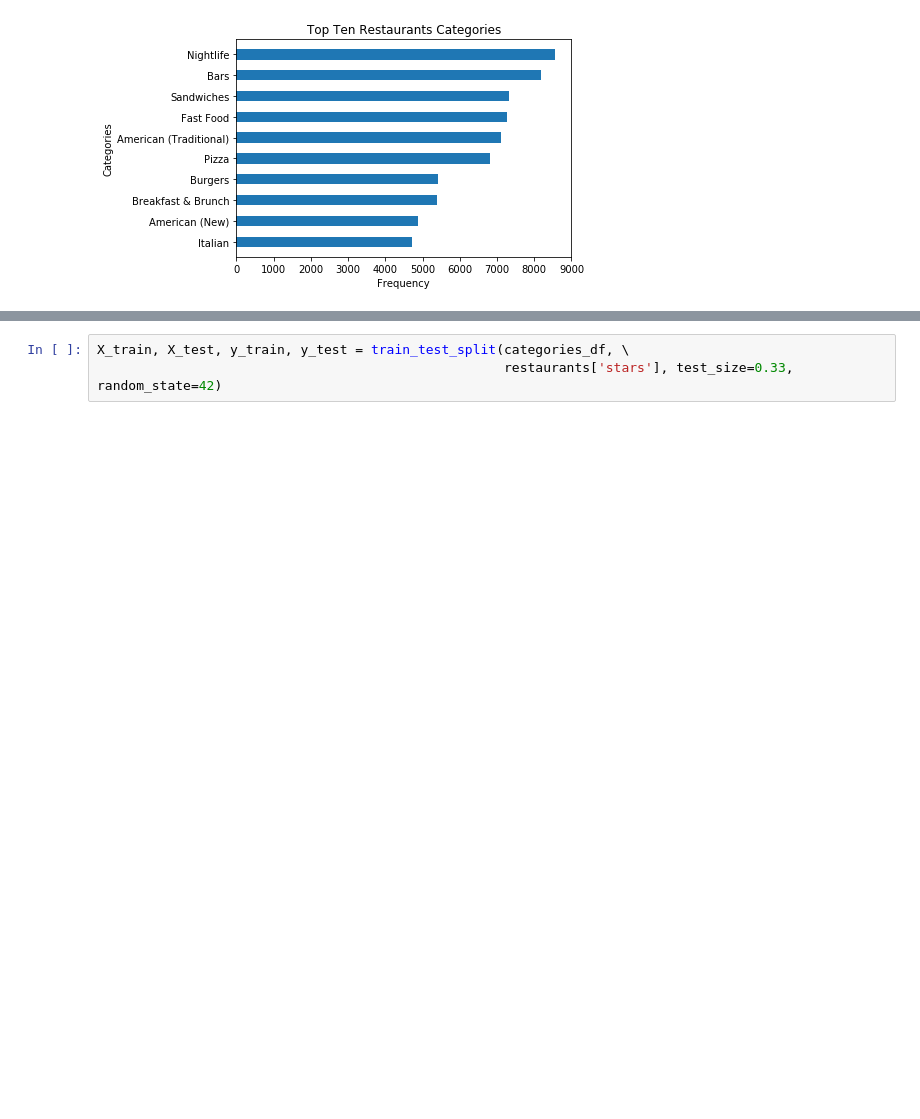
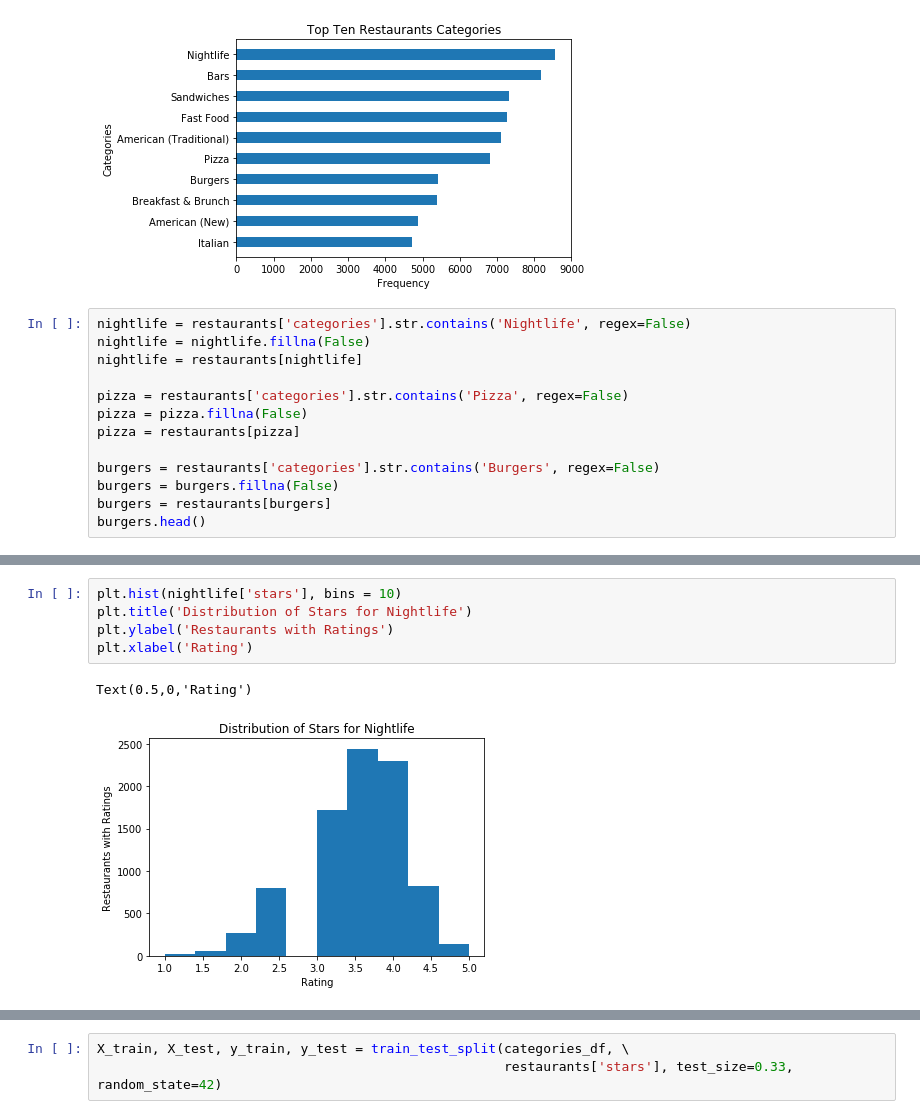
Before and after one commit to liangvi/Visualization_Demo_D3, a Jupyter notebook: Yelp_Jupyter.ipynb, the cells around one changed output, grey strips where cells are left out. Drawn from its saved outputs; the diff is of its cells as text; blank space fills up the shorter version.

Commit message:
histograms

```diff
--- a/Yelp_Jupyter.ipynb
+++ b/Yelp_Jupyter.ipynb
@@ -99,3 +108,16 @@ plt.xlabel('Frequency')
 # %% [output]
 Text(0.5,0,'Frequency')
 [figure]
+# %%
+nightlife = restaurants['categories'].str.contains('Nightlife', regex=False)
+nightlife = nightlife.fillna(False)
+nightlife = restaurants[nightlife]
+
+pizza = restaurants['categories'].str.contains('Pizza', regex=False)
+pizza = pizza.fillna(False)
+pizza = restaurants[pizza]
+
+burgers = restaurants['categories'].str.contains('Burgers', regex=False)
+burgers = burgers.fillna(False)
+burgers = restaurants[burgers]
+burgers.head()
@@ -101,0 +131,8 @@ Text(0.5,0,'Frequency')
+# %%
+plt.hist(nightlife['stars'], bins = 10)
+plt.title('Distribution of Stars for Nightlife')
+plt.ylabel('Restaurants with Ratings')
+plt.xlabel('Rating')
+# %% [output]
+Text(0.5,0,'Rating')
+[figure, added]
```
Also changed, not shown: parts of 43 cells of this notebook, 1 other file.
